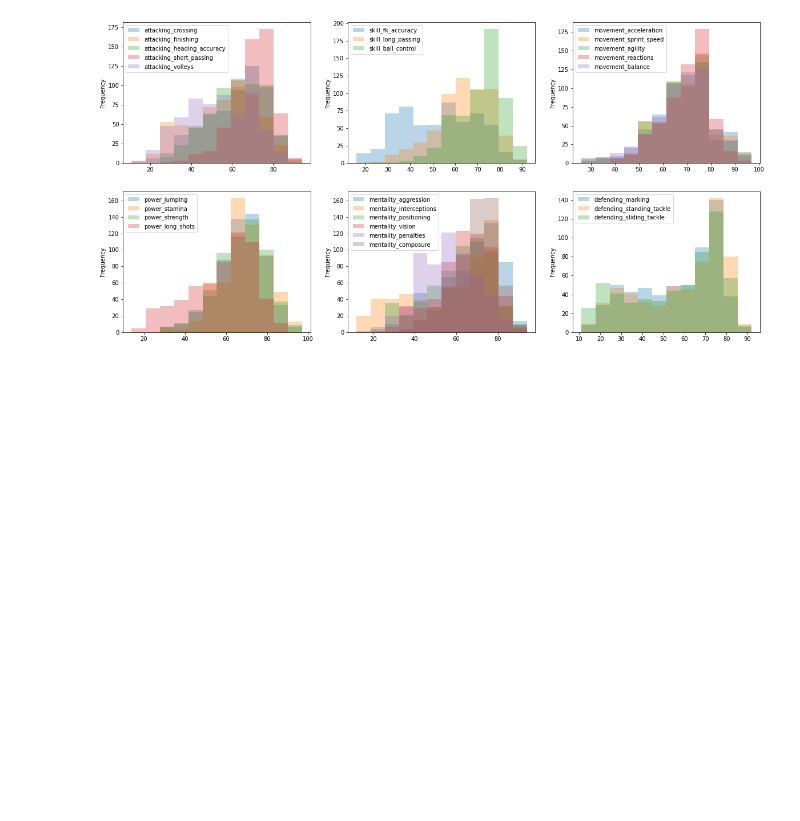
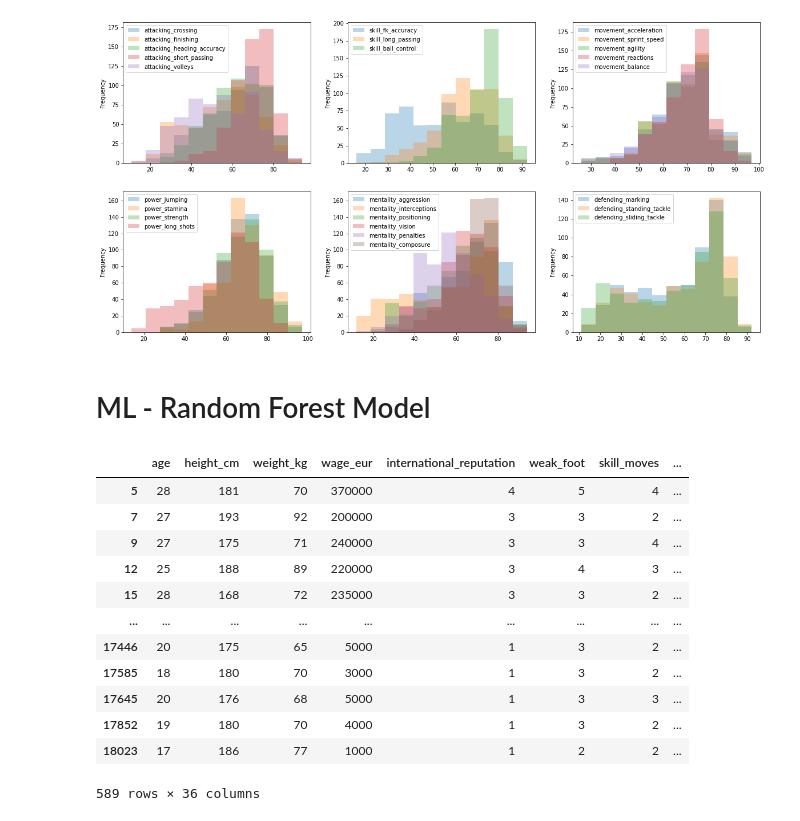
Before and after one commit to magne-matias/Salarios_FIFA20, a Jupyter notebook: Fifa_Salary.ipynb, the cells around one changed output. Cells and saved outputs as stored; diff of their text form; code cells hidden in the pictures; blank space fills up the shorter version.

```diff
--- a/Fifa_Salary.ipynb
+++ b/Fifa_Salary.ipynb
@@ -88,3 +88,21 @@ Premier_teams.loc[:, ['defending_marking', 'defending_standing_tackle',
 # %% [output]
 <AxesSubplot:ylabel='Frequency'>
 [figure]
+# %% [markdown]
+# ML - Random Forest Model
+# %%
+Premier_teams
+# %% [output]
+|  | age | height_cm | weight_kg | wage_eur | international_reputation | weak_foot | skill_moves | ... |
+| 5 | 28 | 181 | 70 | 370000 | 4 | 5 | 4 | ... |
+| 7 | 27 | 193 | 92 | 200000 | 3 | 3 | 2 | ... |
+| 9 | 27 | 175 | 71 | 240000 | 3 | 3 | 4 | ... |
+| 12 | 25 | 188 | 89 | 220000 | 3 | 4 | 3 | ... |
+| 15 | 28 | 168 | 72 | 235000 | 3 | 3 | 2 | ... |
+| ... | ... | ... | ... | ... | ... | ... | ... | ... |
+| 17446 | 20 | 175 | 65 | 5000 | 1 | 3 | 2 | ... |
+| 17585 | 18 | 180 | 70 | 3000 | 1 | 3 | 2 | ... |
+| 17645 | 20 | 176 | 68 | 5000 | 1 | 3 | 3 | ... |
+| 17852 | 19 | 180 | 70 | 4000 | 1 | 3 | 2 | ... |
+| 18023 | 17 | 186 | 77 | 1000 | 1 | 2 | 2 | ... |
+589 rows × 36 columns
```
Also changed, not shown: parts of 2 cells of this notebook.
